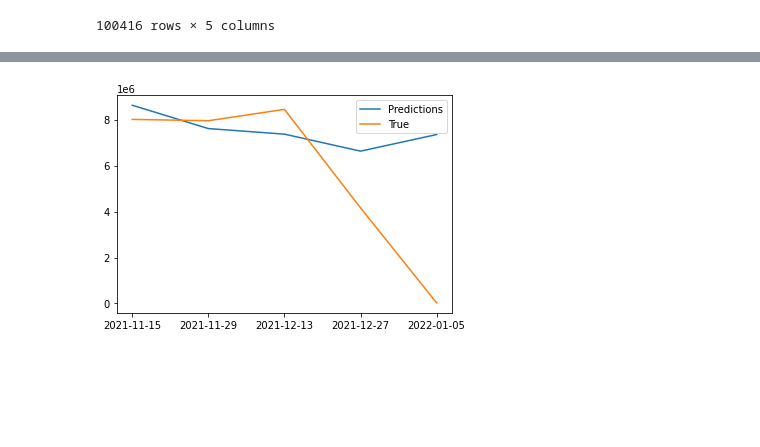
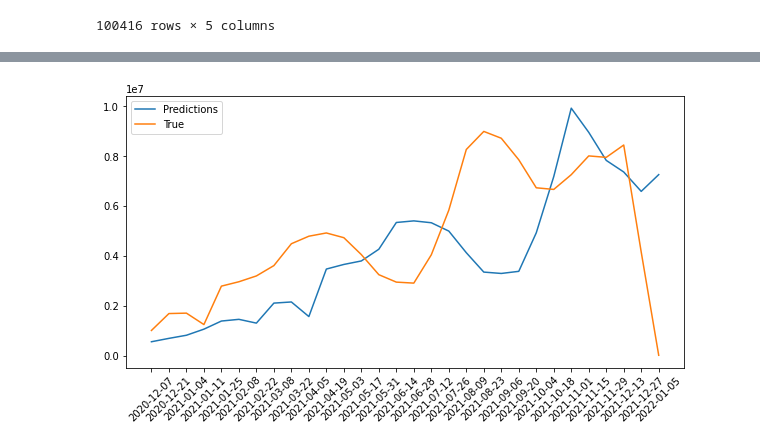
Before and after one commit to yy1200/COVID-19, a Jupyter notebook: COVID_19.ipynb, the cells around one changed output, grey strips where cells are left out. Drawn from its saved outputs; the diff is of its cells as text; code cells hidden in the pictures; blank space fills up the shorter version.

```diff
--- a/COVID_19.ipynb
+++ b/COVID_19.ipynb
@@ -334,9 +337,11 @@ print(score)
 # %%
 pred= scaler.inverse_transform(trainPredict)
 Y=data.index
-plt.plot(Y[-5:],pred[-5:],label="Predictions")
-plt.plot(Y[-5:],data.values[-5:],label="True")
+plt.figure(figsize=(10,5))
+plt.plot(Y[-30:],pred[-30:],label="Predictions")
+plt.plot(Y[-30:],data.values[-30:],label="True")
+plt.xticks(rotation=45)
 plt.legend()
 plt.show()
 # %% [output]
-[figure, old version]
+[figure, new version]
```
Also changed, not shown: parts of 5 cells of this notebook.
